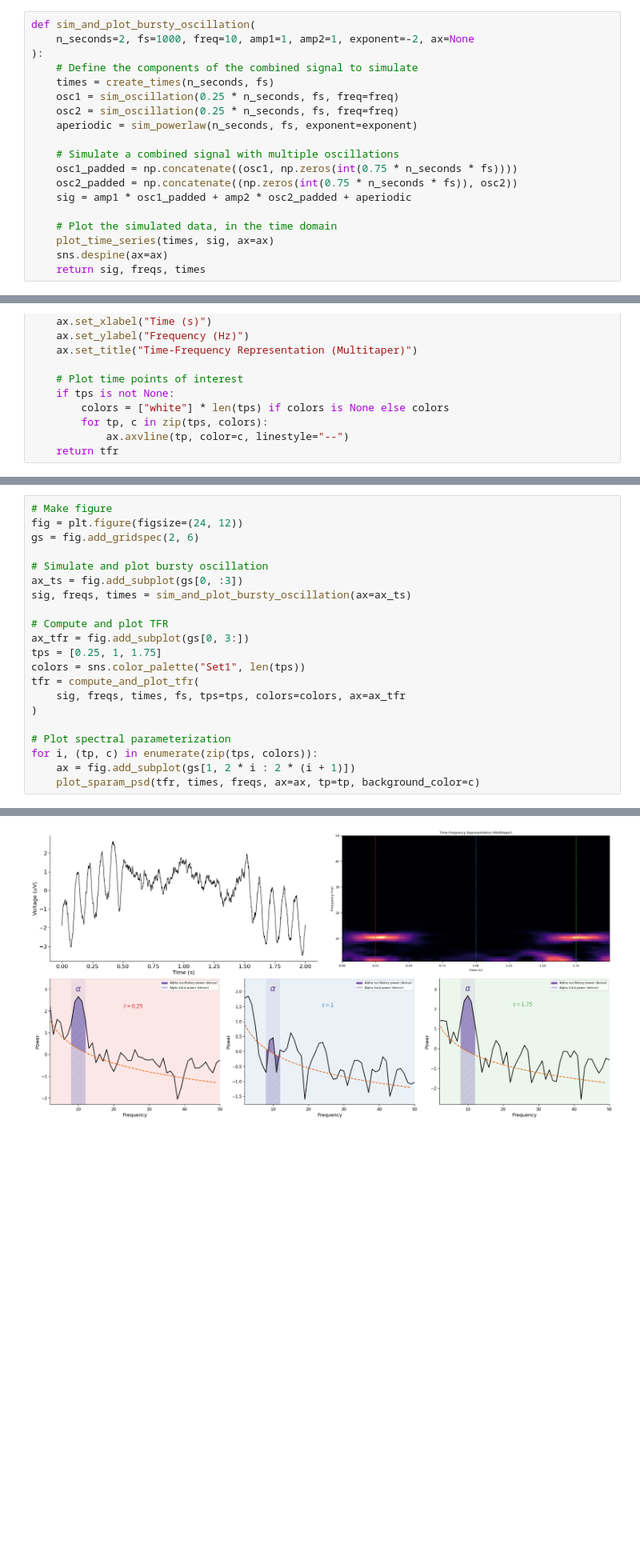
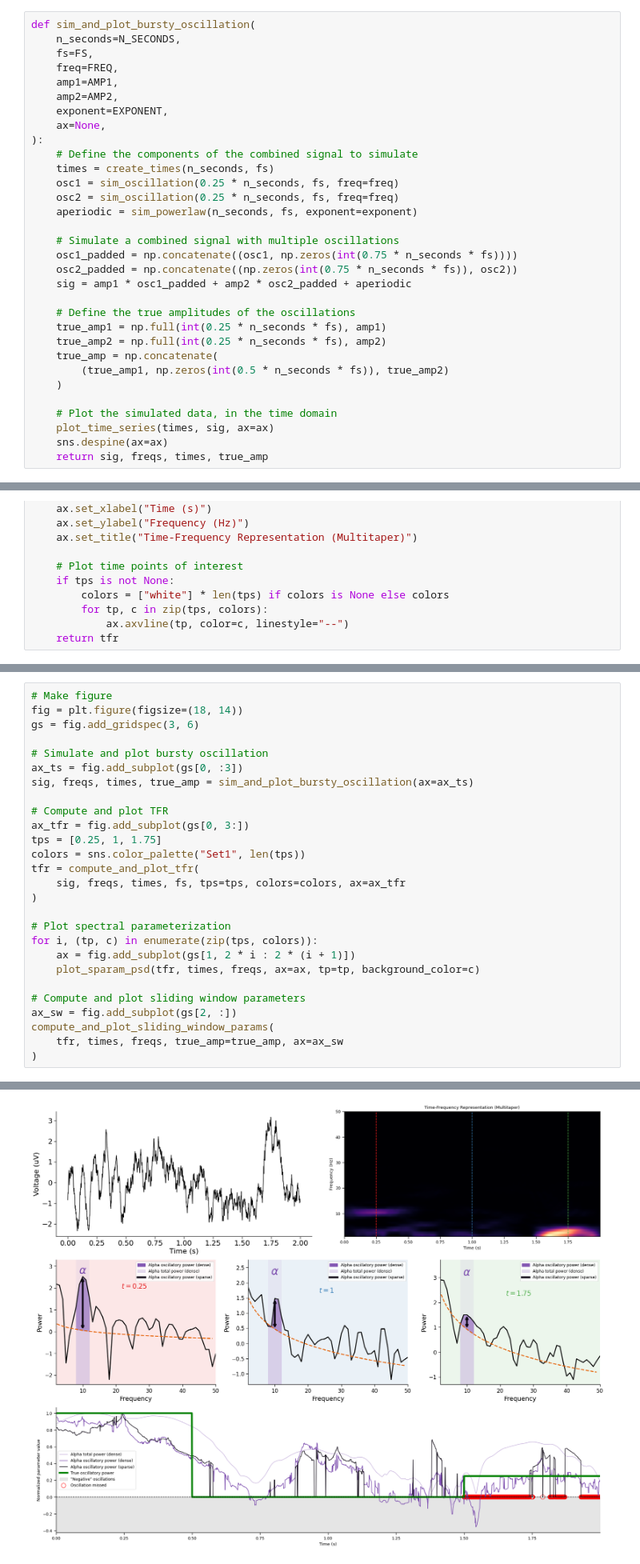
Before and after one commit to voytekresearch/TimeResolvedAperiodic, a Jupyter notebook: notebooks/figures_for_paper.ipynb, the cells around one changed output, grey strips where cells are left out. Shown at 80% size. Saved outputs shown, nothing was run; the diff lists cells and outputs as text; blank space fills up the shorter version.

Commit message:
Finish figure for missing oscillations section

```diff
--- a/notebooks/figures_for_paper.ipynb
+++ b/notebooks/figures_for_paper.ipynb
@@ -390,7 +433,13 @@ Text(0.5, 1.0, 'Aperiodic Mode: Knee\n R-Squared: 1.0')
 ### Generate time series with alpha
 # %%
 def sim_and_plot_bursty_oscillation(
-    n_seconds=2, fs=1000, freq=10, amp1=1, amp2=1, exponent=-2, ax=None
+    n_seconds=N_SECONDS,
+    fs=FS,
+    freq=FREQ,
+    amp1=AMP1,
+    amp2=AMP2,
+    exponent=EXPONENT,
+    ax=None,
 ):
     # Define the components of the combined signal to simulate
     times = create_times(n_seconds, fs)
@@ -403,10 +452,17 @@ def sim_and_plot_bursty_oscillation(
     osc2_padded = np.concatenate((np.zeros(int(0.75 * n_seconds * fs)), osc2))
     sig = amp1 * osc1_padded + amp2 * osc2_padded + aperiodic
 
+    # Define the true amplitudes of the oscillations
+    true_amp1 = np.full(int(0.25 * n_seconds * fs), amp1)
+    true_amp2 = np.full(int(0.25 * n_seconds * fs), amp2)
+    true_amp = np.concatenate(
+        (true_amp1, np.zeros(int(0.5 * n_seconds * fs)), true_amp2)
+    )
+
     # Plot the simulated data, in the time domain
     plot_time_series(times, sig, ax=ax)
     sns.despine(ax=ax)
-    return sig, freqs, times
+    return sig, freqs, times, true_amp
 # %%
 def compute_and_plot_tfr(
     sig, freqs, times, fs, tps=None, colors=None, ax=None
@@ -677,11 +810,11 @@ def compute_and_plot_sliding_window_params(
 # %%
 # Make figure
-fig = plt.figure(figsize=(24, 12))
-gs = fig.add_gridspec(2, 6)
+fig = plt.figure(figsize=(18, 14))
+gs = fig.add_gridspec(3, 6)
 
 # Simulate and plot bursty oscillation
 ax_ts = fig.add_subplot(gs[0, :3])
-sig, freqs, times = sim_and_plot_bursty_oscillation(ax=ax_ts)
+sig, freqs, times, true_amp = sim_and_plot_bursty_oscillation(ax=ax_ts)
 
 # Compute and plot TFR
 ax_tfr = fig.add_subplot(gs[0, 3:])
@@ -695,4 +828,10 @@ tfr = compute_and_plot_tfr(
 for i, (tp, c) in enumerate(zip(tps, colors)):
     ax = fig.add_subplot(gs[1, 2 * i : 2 * (i + 1)])
     plot_sparam_psd(tfr, times, freqs, ax=ax, tp=tp, background_color=c)
+
+# Compute and plot sliding window parameters
+ax_sw = fig.add_subplot(gs[2, :])
+compute_and_plot_sliding_window_params(
+    tfr, times, freqs, true_amp=true_amp, ax=ax_sw
+)
 # %% [output]
@@ -699,4 +844,4 @@ for i, (tp, c) in enumerate(zip(tps, colors)):
-[figure, old version]
+[figure, new version]
 # %% [markdown]
 ### Conclusion
 
```
Also changed, not shown: parts of 12 cells of this notebook.
